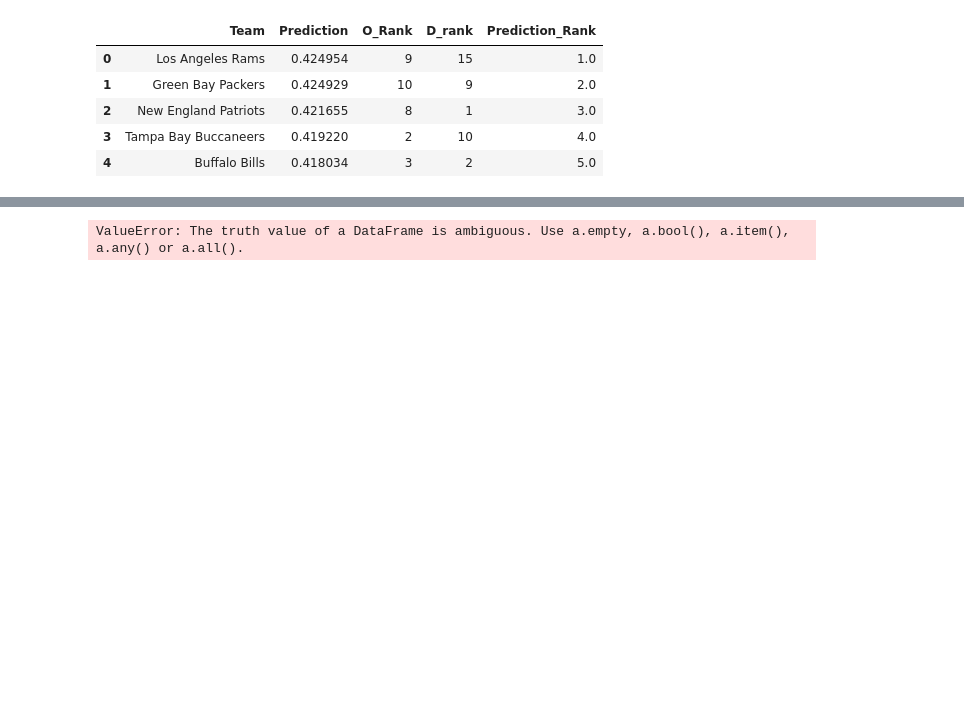
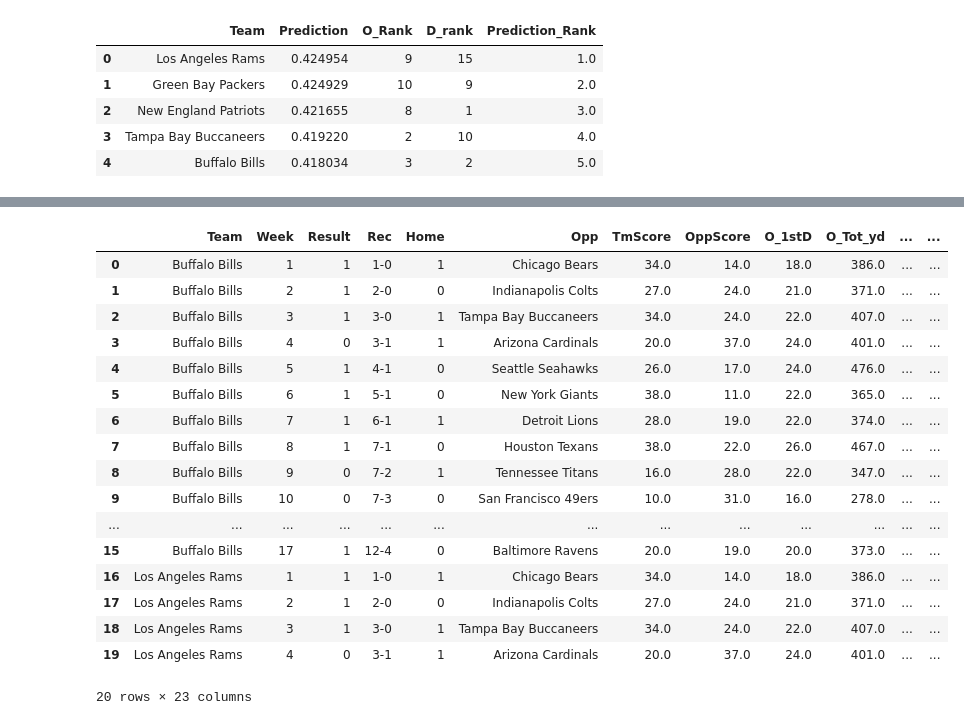
Before and after one commit to stefimaz/Praedico, a Jupyter notebook: Teamcsv.ipynb, the cells around one changed output, grey strips where cells are left out. Drawn from its saved outputs; the diff is of its cells as text; code cells hidden in the pictures; blank space fills up the shorter version.

```diff
--- a/Teamcsv.ipynb
+++ b/Teamcsv.ipynb
@@ -228,9 +228,28 @@ LR_prediction
 # %%
 total_team_pred_df = pd.merge(total_team_df,
                               LR_prediction,
-                              ADA_prediction)
-                              #left_on = ['Team'], right_on = ['Team', 'Prediction_LR'], how = 'left')
-total_team_pred_df.head()
+#                               ADA_prediction,
+                              left_on = 'Team', right_on ='Team', how = 'left')
+total_team_pred_df = pd.merge(total_team_pred_df, ADA_prediction, left_on= 'Team', right_on= 'Team', how='left')
+
+total_team_pred_df.head(20)
 # %% [output]
+|  | Team | Week | Result | Rec | Home | Opp | TmScore | OppScore | O_1stD | O_Tot_yd | ... | ... |
+| 0 | Buffalo Bills | 1 | 1 | 1-0 | 1 | Chicago Bears | 34.0 | 14.0 | 18.0 | 386.0 | ... | ... |
+| 1 | Buffalo Bills | 2 | 1 | 2-0 | 0 | Indianapolis Colts | 27.0 | 24.0 | 21.0 | 371.0 | ... | ... |
+| 2 | Buffalo Bills | 3 | 1 | 3-0 | 1 | Tampa Bay Buccaneers | 34.0 | 24.0 | 22.0 | 407.0 | ... | ... |
+| 3 | Buffalo Bills | 4 | 0 | 3-1 | 1 | Arizona Cardinals | 20.0 | 37.0 | 24.0 | 401.0 | ... | ... |
+| 4 | Buffalo Bills | 5 | 1 | 4-1 | 0 | Seattle Seahawks | 26.0 | 17.0 | 24.0 | 476.0 | ... | ... |
+| 5 | Buffalo Bills | 6 | 1 | 5-1 | 0 | New York Giants | 38.0 | 11.0 | 22.0 | 365.0 | ... | ... |
+| 6 | Buffalo Bills | 7 | 1 | 6-1 | 1 | Detroit Lions | 28.0 | 19.0 | 22.0 | 374.0 | ... | ... |
+| 7 | Buffalo Bills | 8 | 1 | 7-1 | 0 | Houston Texans | 38.0 | 22.0 | 26.0 | 467.0 | ... | ... |
+| 8 | Buffalo Bills | 9 | 0 | 7-2 | 1 | Tennessee Titans | 16.0 | 28.0 | 22.0 | 347.0 | ... | ... |
+| 9 | Buffalo Bills | 10 | 0 | 7-3 | 0 | San Francisco 49ers | 10.0 | 31.0 | 16.0 | 278.0 | ... | ... |
+| ... | ... | ... | ... | ... | ... | ... | ... | ... | ... | ... | ... | ... |
+| 15 | Buffalo Bills | 17 | 1 | 12-4 | 0 | Baltimore Ravens | 20.0 | 19.0 | 20.0 | 373.0 | ... | ... |
+| 16 | Los Angeles Rams | 1 | 1 | 1-0 | 1 | Chicago Bears | 34.0 | 14.0 | 18.0 | 386.0 | ... | ... |
+| 17 | Los Angeles Rams | 2 | 1 | 2-0 | 0 | Indianapolis Colts | 27.0 | 24.0 | 21.0 | 371.0 | ... | ... |
+| 18 | Los Angeles Rams | 3 | 1 | 3-0 | 1 | Tampa Bay Buccaneers | 34.0 | 24.0 | 22.0 | 407.0 | ... | ... |
+| 19 | Los Angeles Rams | 4 | 0 | 3-1 | 1 | Arizona Cardinals | 20.0 | 37.0 | 24.0 | 401.0 | ... | ... |
-ValueError: The truth value of a DataFrame is ambiguous. Use a.empty, a.bool(), a.item(), a.any() or a.all().
+20 rows × 23 columns
 # %%
```
Also changed, not shown: parts of 2 cells of this notebook, 2 other files.
